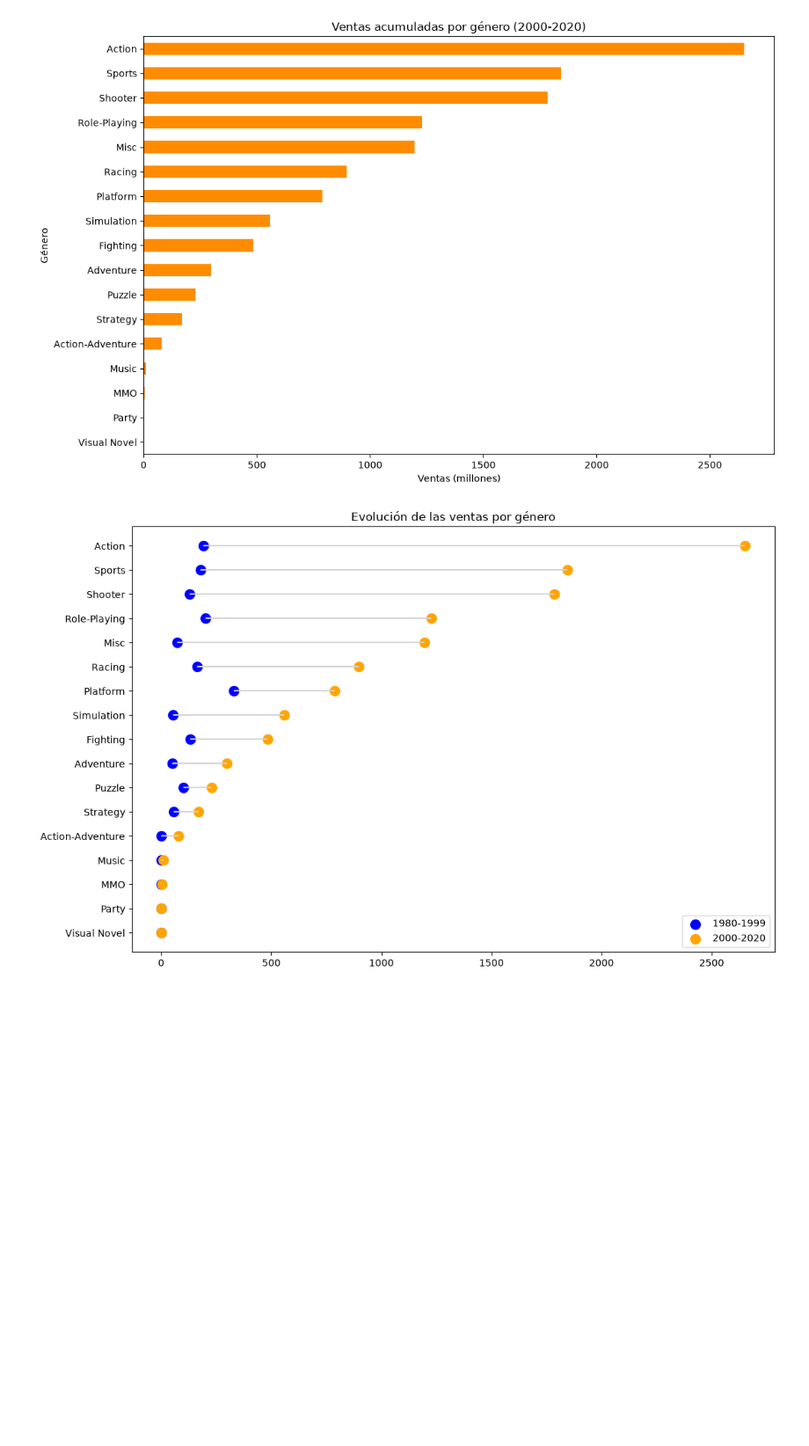
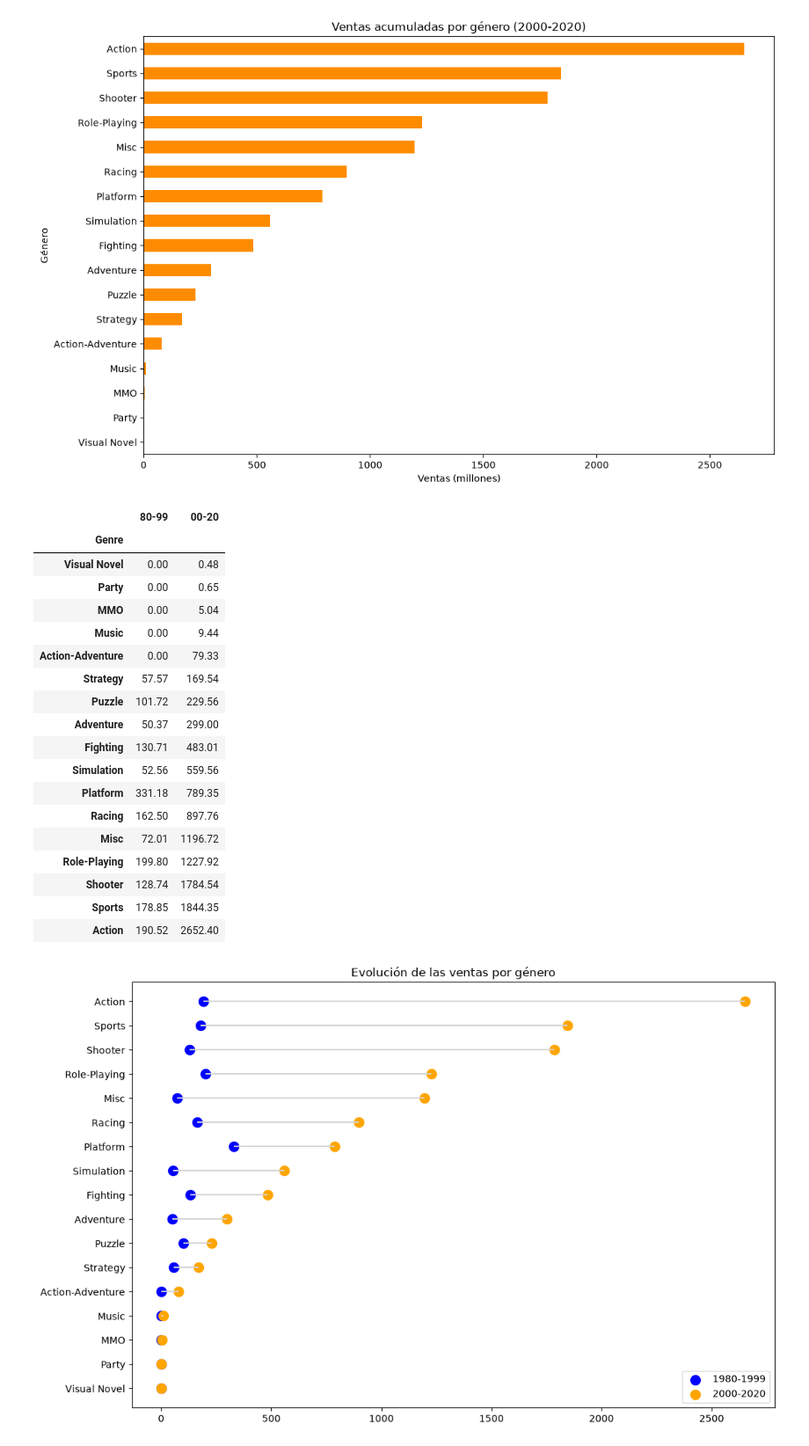
Before and after one commit to bgranda/EDA-Videojuegos, a Jupyter notebook: notebooks/Análisis.ipynb, the cells around one changed output. Shown at 88% size. Saved outputs shown, nothing was run; the diff lists cells and outputs as text; code cells hidden in the pictures; blank space fills up the shorter version.

```diff
--- a/notebooks/Análisis.ipynb
+++ b/notebooks/Análisis.ipynb
@@ -605,6 +779,28 @@ periods = pd.DataFrame({
 }).fillna(0)
 
 periods = periods.sort_values('00-20')
+# %%
+periods
+# %% [output]
+|  | 80-99 | 00-20 |
+| Genre |  |  |
+| Visual Novel | 0.00 | 0.48 |
+| Party | 0.00 | 0.65 |
+| MMO | 0.00 | 5.04 |
+| Music | 0.00 | 9.44 |
+| Action-Adventure | 0.00 | 79.33 |
+| Strategy | 57.57 | 169.54 |
+| Puzzle | 101.72 | 229.56 |
+| Adventure | 50.37 | 299.00 |
+| Fighting | 130.71 | 483.01 |
+| Simulation | 52.56 | 559.56 |
+| Platform | 331.18 | 789.35 |
+| Racing | 162.50 | 897.76 |
+| Misc | 72.01 | 1196.72 |
+| Role-Playing | 199.80 | 1227.92 |
+| Shooter | 128.74 | 1784.54 |
+| Sports | 178.85 | 1844.35 |
+| Action | 190.52 | 2652.40 |
 # %%
 fig, ax = plt.subplots(figsize=(12,8))
 
```
Also changed, not shown: parts of 15 cells of this notebook, 1 other file.
